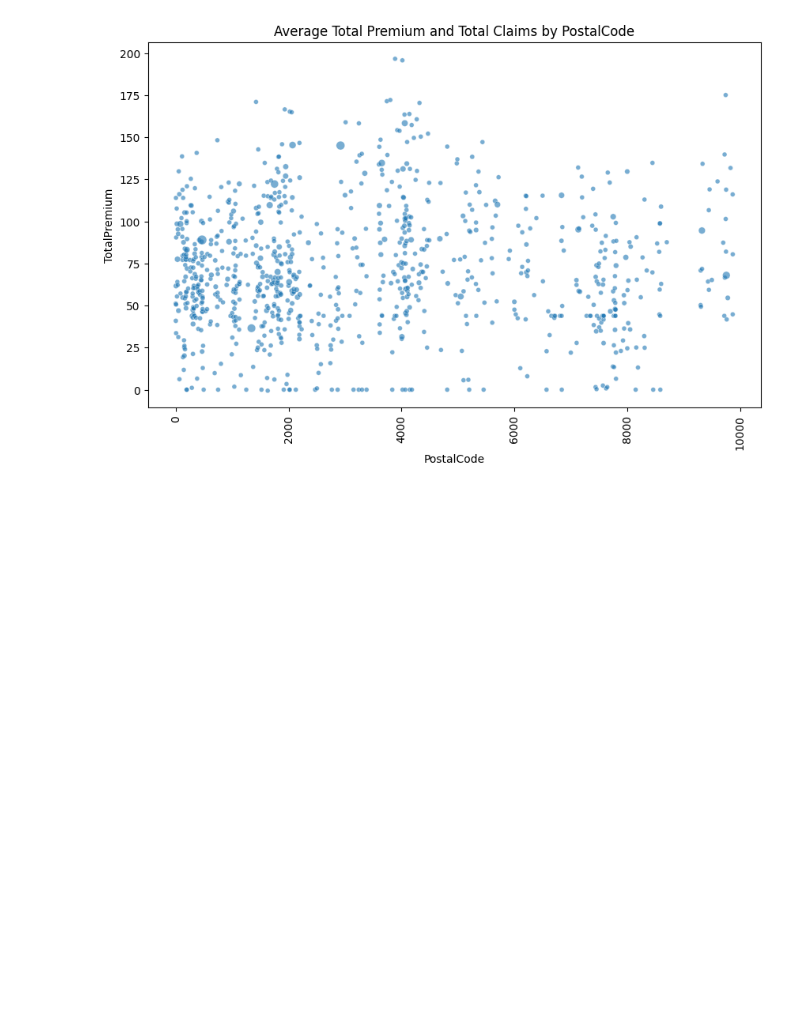
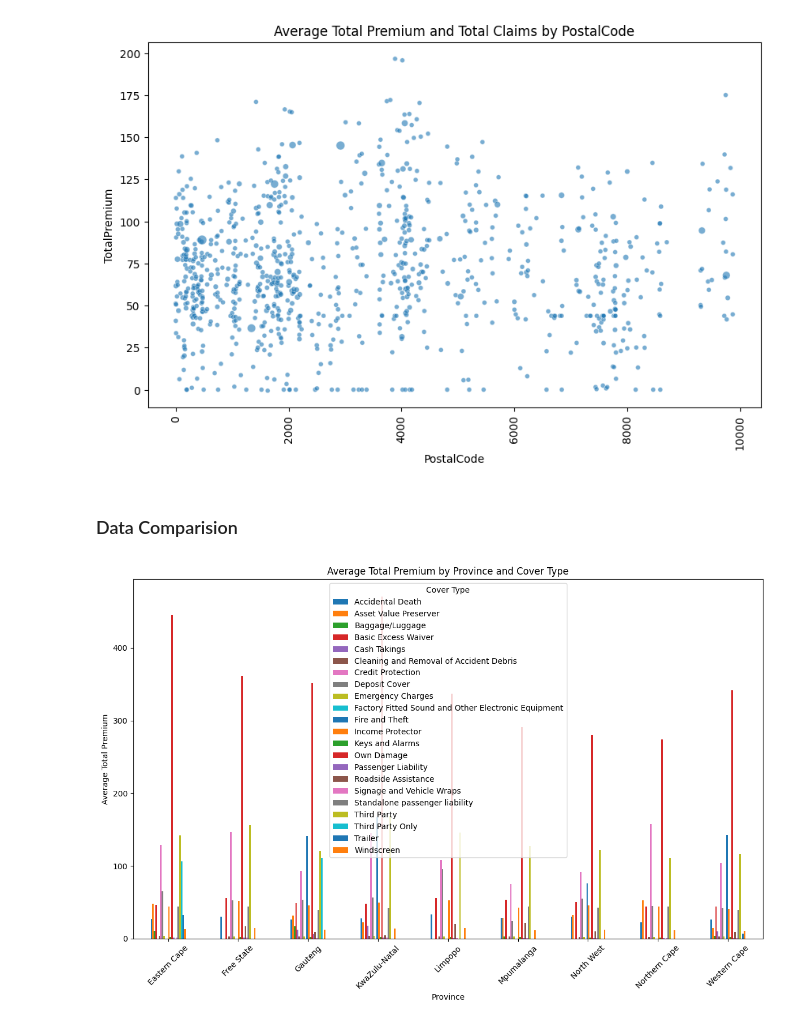
Before and after one commit to EstifanosTeklay/ACISInsuranceAnalytics, a Jupyter notebook: notebooks/ACISEda.ipynb, the cells around one changed output. Cells and saved outputs as stored; diff of their text form; code cells hidden in the pictures; blank space fills up the shorter version.

Commit message:
Data Comparision

```diff
--- a/notebooks/ACISEda.ipynb
+++ b/notebooks/ACISEda.ipynb
@@ -267,3 +267,18 @@ plt.xticks(rotation=90)
 plt.show()
 # %% [output]
 [figure]
+# %% [markdown]
+### Data Comparision
+# %%
+# Average TotalPremium by Province and CoverType
+province_cover = text_data.groupby(['Province', 'CoverType'])['TotalPremium'].mean().unstack()
+#ploting
+province_cover.plot(kind='bar',figsize=(12,8))
+plt.title('Average Total Premium by Province and Cover Type')
+plt.ylabel('Average Total Premium')
+plt.xticks(rotation=45)
+plt.legend(title='Cover Type')
+plt.tight_layout()
+plt.show()
+# %% [output]
+[figure, added]
```
Also changed, not shown: parts of 2 cells of this notebook.
